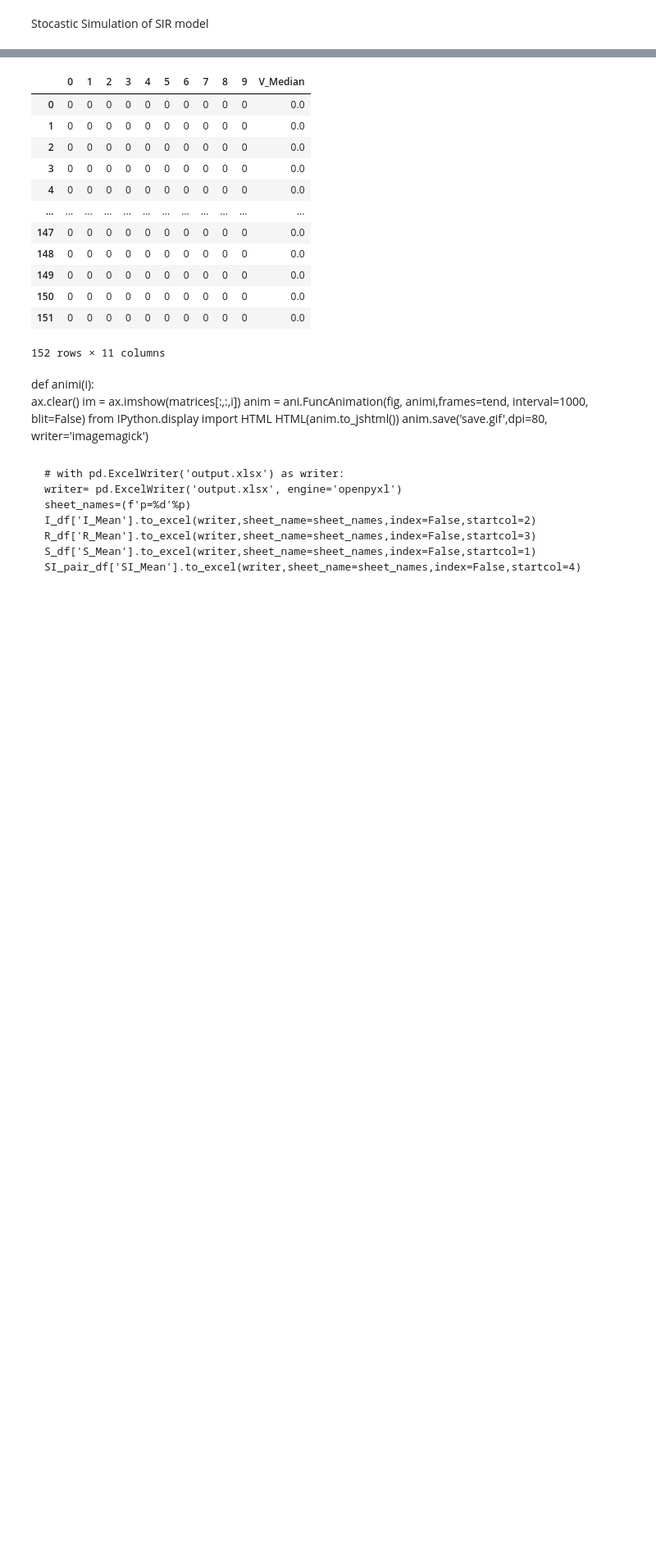
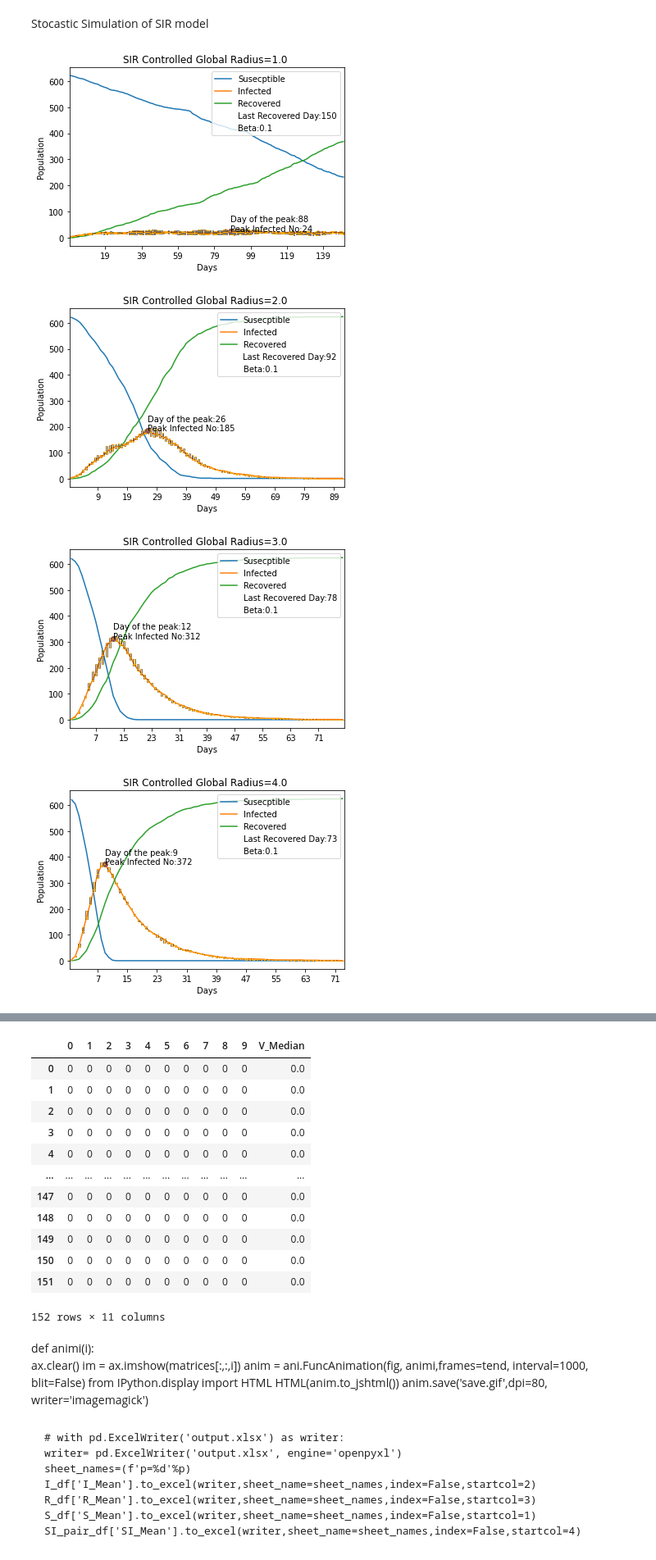
Before and after one commit to mrudulbhanu/Stochastic-Covid-Sim, a Jupyter notebook: WIP/Controledspread/2dstoch_control_global.ipynb, the cells around one changed output, grey strips where cells are left out. Shown at 82% size. Saved outputs shown, nothing was run; the diff lists cells and outputs as text; code cells hidden in the pictures; blank space fills up the shorter version.

```diff
--- a/WIP/Controledspread/2dstoch_control_global.ipynb
+++ b/WIP/Controledspread/2dstoch_control_global.ipynb
@@ -67,3 +67,4 @@ radius=[int(grid_size/2),int(grid_size/2)]
 dist_from_centre=[]
 control_pop=[]
 global_flag=0
+radius_list=[]
@@ -390,6 +402,7 @@ def sim_replication(n,Sim_graph_flag1):
     global req_ind
     global peak
     global peak_day
+    global radius_list
     for j in range (num_sim):
         simulation(j)
     # Finding the mean values for each repeated simulation step
@@ -403,8 +416,10 @@ def sim_replication(n,Sim_graph_flag1):
     day_25.append(S_df['S_Median'].sub((grid_size*grid_size)*3/4).abs().idxmin())
     day_75.append(S_df['S_Median'].sub((grid_size*grid_size)/4).abs().idxmin())
     peak.append(max(I_df['I_Median']))
+    radius_list.append(radius)
+    beta_list.append(beta)
     peak_day.append(I_df.index[I_df['I_Median']==max(I_df['I_Median'])][0] )
     req_ind=R_df.index[R_df['R_Median']==max(R_df['R_Median'])]
     I_df_updated=I_df.head(req_ind[0]+1)
     if Sim_graph_flag1==0:
-        graph_plot_SIR(S_df.iloc[:req_ind[0]+1,-1],I_df.iloc[:req_ind[0]+1,-1],R_df.iloc[:req_ind[0]+1,-1],SI_pair_df.iloc[:req_ind[0]+1,-1],V_df.iloc[:req_ind[0]+2,-1])
+        graph_plot_SIR_Radius(S_df.iloc[:req_ind[0]+1,-1],I_df.iloc[:req_ind[0]+1,-1],R_df.iloc[:req_ind[0]+1,-1],SI_pair_df.iloc[:req_ind[0]+1,-1],V_df.iloc[:req_ind[0]+2,-1])
@@ -430,6 +448,18 @@ def iter_vacc_eff_mu():
         mu_values.append(mu)
         mu=mu+0.1
         vacc_num_list.append(vacc_per_day)
+# %%
+#Running the whole simulatin for increasing p value
+def iter_radius():
+    # global mu
+    # global mu_values
+    global radius
+    # mu=.50
+    radius=1
+    for n in range(10):
+        sim_replication(n,Sim_graph_flag1)
+        radius=radius+1
+        # vacc_num_list.append(vacc_per_day)
 # %%
 #Iterating vaccination number value 5,10,15,20
 #Plotting the Simulation statistics
@@ -469,19 +524,23 @@ def Beta_iteration(q):
     global Reproductive_No
     for q in range (q):
         Reproductive_No=beta/gamma
-        iter_infection_p()
-        beta=beta+0.2
+        radius = 1
+        iter_radius()
+        # iter_infection_p()
+        beta=beta+0.1
     Sim_statistics['Peak Infection']=peak
     Sim_statistics['Day of Peak Infection']=peak_day
     Sim_statistics['Day of 50per infected']=day_50
     Sim_statistics['Day of 25per infected']=day_25
     Sim_statistics['Day of 75per infected']=day_75
     Sim_statistics['Beta_value']=beta_list
-    Sim_statistics['P_values']=P_values
-    Sim_statistics.set_index('P_values',inplace=True)
-    ax=Sim_statistics.groupby('Beta_value')['Day of 50per infected'].plot(legend=True,title='P vs 50% Infected',ylabel='Days',grid=True)
+    Sim_statistics['Radius']=radius_list
+    # Sim_statistics['P_values']=P_values
+    # Sim_statistics.set_index('P_values',inplace=True)
+    Sim_statistics.set_index('Radius',inplace=True)
+    ax=Sim_statistics.groupby('Beta_value')['Day of 50per infected'].plot(legend=True,title='Radius vs 50% Infected',ylabel='Days',grid=True)
     plt.legend(['0.1','0.3','0.5','0.7','0.9'],title='Beta')
-    Sim_statistics.set_index('Beta_value',append=True).swaplevel(0).to_excel('output_vacc%.1f_eff%.1f.xlsx'%(NUMBER,mu))
+    # Sim_statistics.set_index('Beta_value',append=True).swaplevel(0).to_excel('output_vacc%.1f_eff%.1f.xlsx'%(NUMBER,mu))
 # %%
 # defining Constants used
 #beta is the Infection rate constant
@@ -502,3 +561,10 @@ vacc_per_day=0 #number of people needs to vaccinated in a day of the simulaiton
 mu=0.90#effectiveness of the vaccination on the people
 num_beta_iteration=5
 global_flag=1
+# %%
+Beta_iteration(5)
+# %% [output]
+[figure, added]
+[figure, added]
+[figure, added]
+[figure, added]
```
Also changed, not shown: parts of 12 cells of this notebook, 55 other files.
